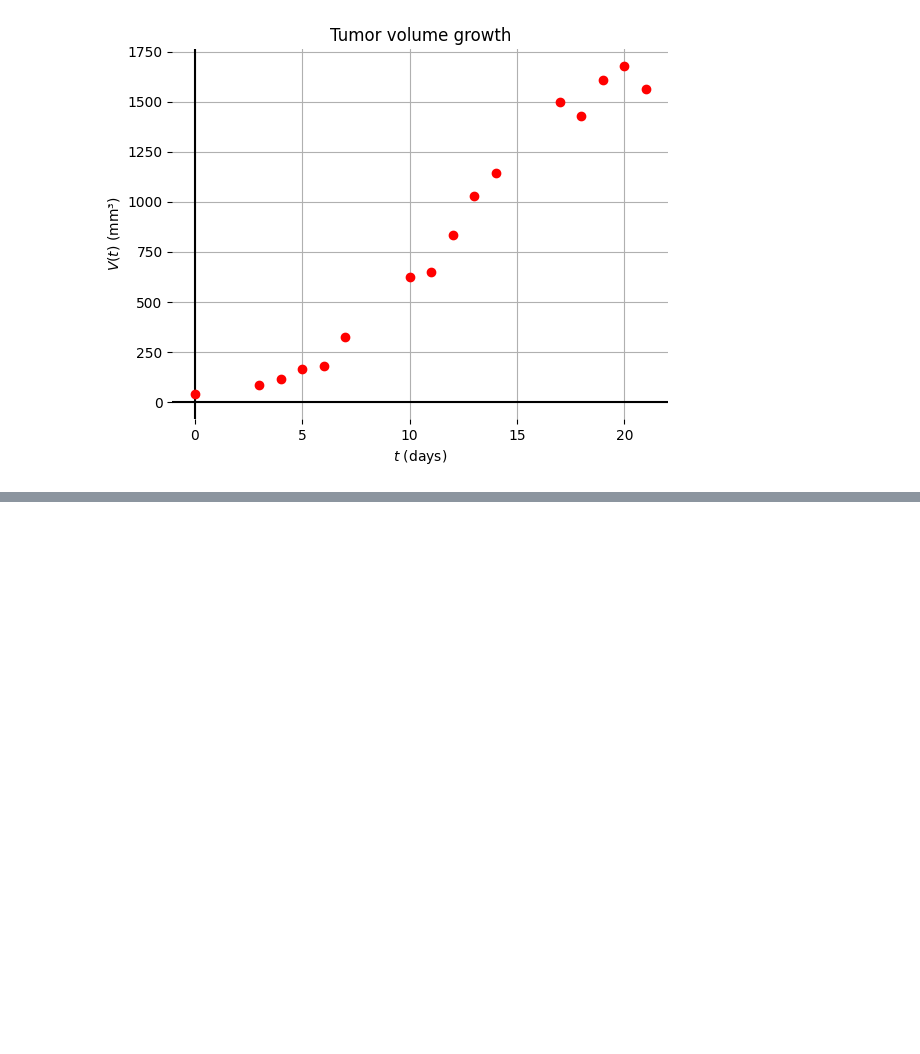
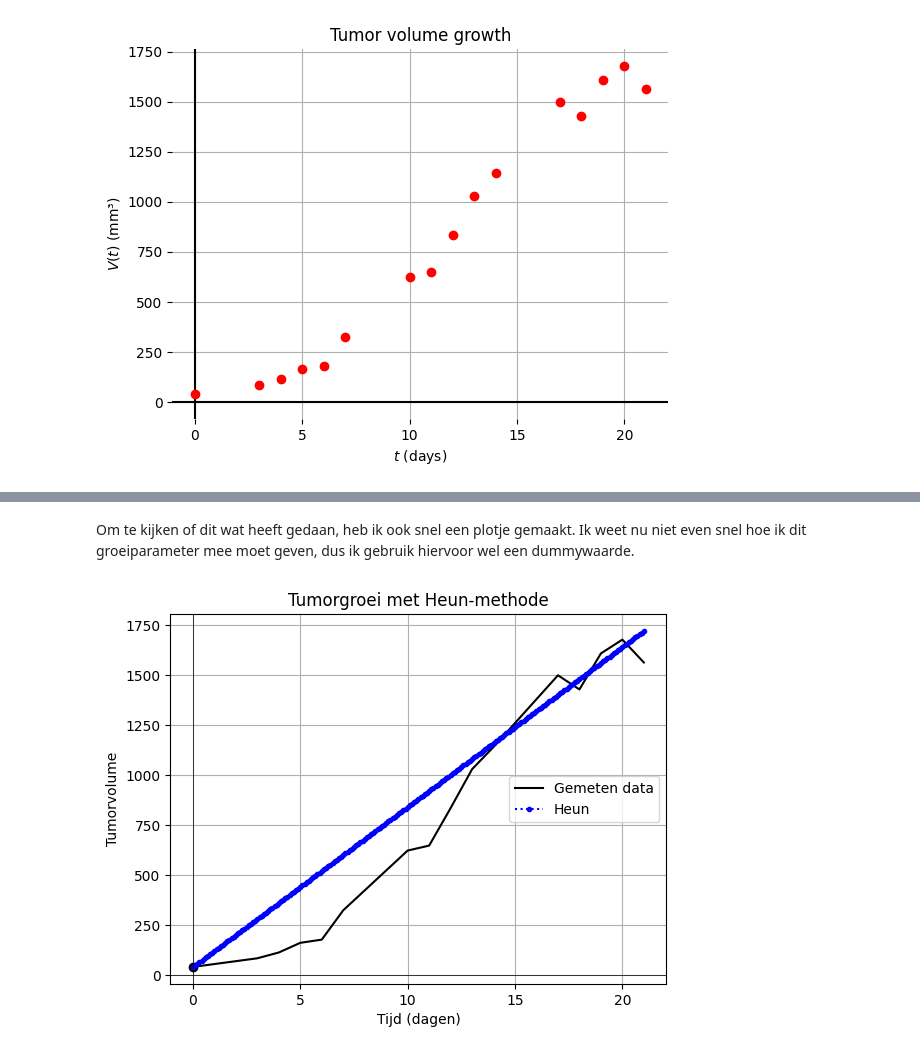
Before and after one commit to FleurLuten/ModellerenVanKankerCasusA, a Jupyter notebook: Logboek/Vincent.ipynb, the cells around one changed output, grey strips where cells are left out. Cells and saved outputs as stored; diff of their text form; code cells hidden in the pictures; blank space fills up the shorter version.

Commit message:
heun is afgemaakt

```diff
--- a/Logboek/Vincent.ipynb
+++ b/Logboek/Vincent.ipynb
@@ -76,0 +141,46 @@ def dingetje(V, c, delta_t):
+# %%
+def heun_solver(model, V0, t_start, t_end, dt, parameters):
+
+    t = t_start
+    V = V0
+    times = [t]
+    volumes = [V]
+
+    while t < t_end:
+        step = min(dt, t_end - t)
+
+        growth1 = model(V, *parameters)
+        t1 = t + step
+        V1 = V + growth1 * step
+        growth2 = model(V1, *parameters)
+
+        t = t + step
+
+        V = V + (growth1 + growth2) / 2 * step
+
+
+        times.append(t)
+        volumes.append(V)
+
+    return times, volumes
+# %% [markdown]
+Om te kijken of dit wat heeft gedaan, heb ik ook snel een plotje gemaakt. Ik weet nu niet even snel hoe ik dit groeiparameter mee moet geven, dus ik gebruik hiervoor wel een dummywaarde.
+# %%
+c = 80
+t_heun, v_heun = heun_solver(linear, V0, t_start, t_end, dt, (c,))
+
+plt.plot(ts, Vs, '-k', label='Gemeten data')
+plt.plot(ts[0], Vs[0], 'ok')
+plt.plot(t_heun, v_heun, '.:b', label='Heun')
+
+plt.axhline(0.0, lw=0.5, color='k')
+plt.axvline(0.0, lw=0.5, color='k')
+
+plt.grid(True)
+plt.legend()
+plt.xlabel('Tijd (dagen)')
+plt.ylabel('Tumorvolume')
+plt.title('Tumorgroei met Heun-methode')
+plt.show()
+# %% [output]
+[figure, added]
```
Also changed, not shown: parts of 24 cells of this notebook, 5 other files.
